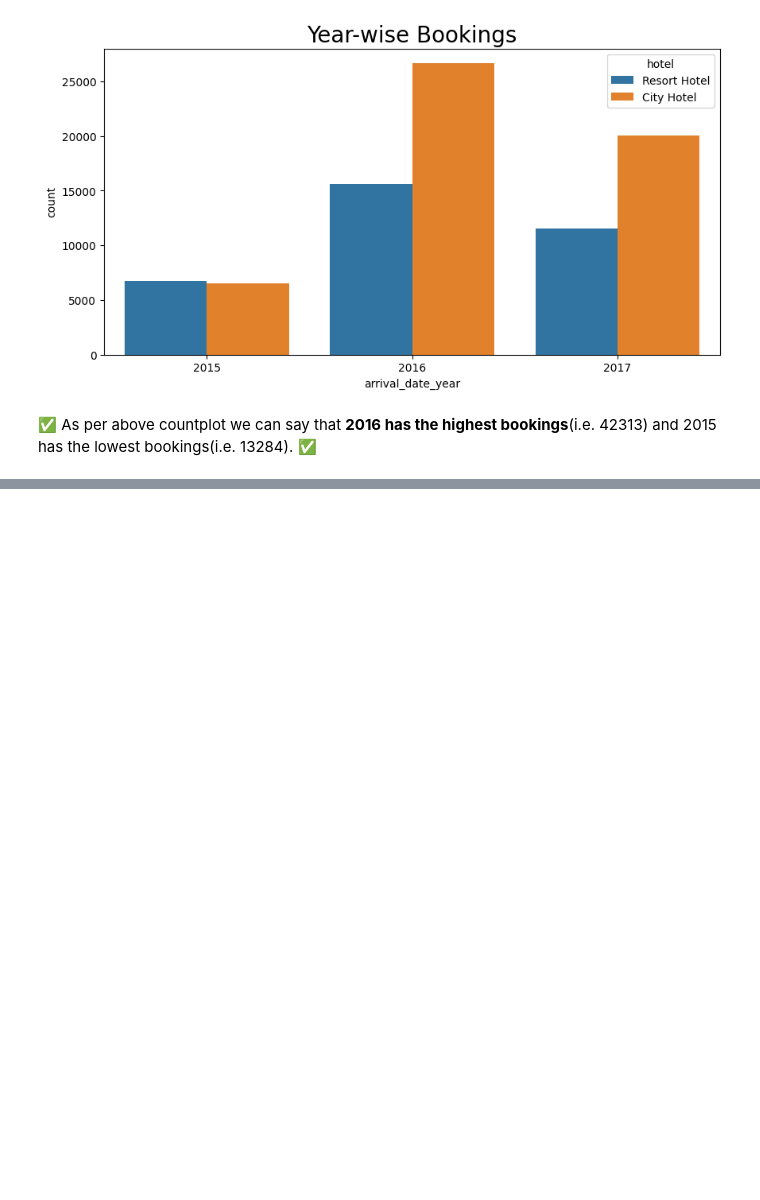
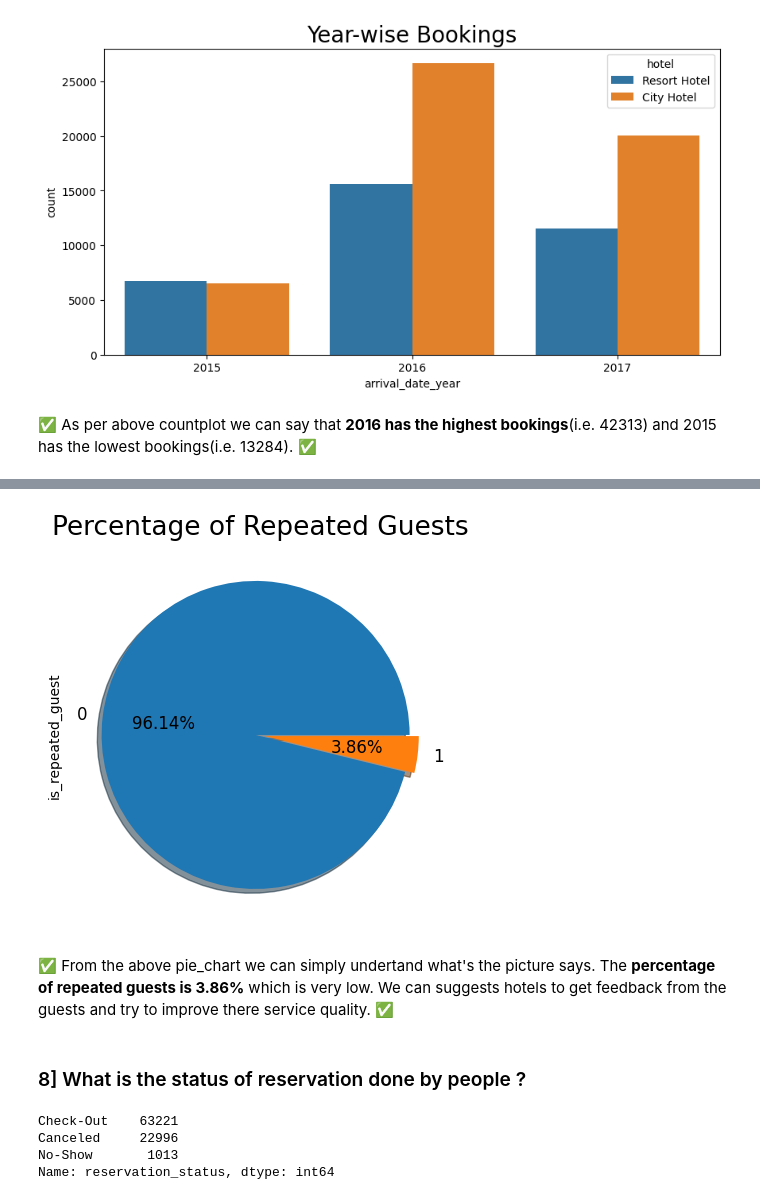
Before and after one commit to ish-war/Hotel-Booking-Analysis, a Jupyter notebook: Hotel_Booking_Analysis.ipynb, the cells around one changed output, grey strips where cells are left out. Drawn from its saved outputs; the diff is of its cells as text; code cells hidden in the pictures; blank space fills up the shorter version.

```diff
--- a/Hotel_Booking_Analysis.ipynb
+++ b/Hotel_Booking_Analysis.ipynb
@@ -467,0 +502,19 @@ Text(0.5, 1.0, 'Year-wise Bookings')
+# %%
+repeated_guest.plot.pie(explode = [0.03,0.03], autopct = '%1.2f%%', shadow = True, fontsize = 12)
+plt.title('Percentage of Repeated Guests', fontsize = 19)
+plt.show()
+# %% [output]
+[figure, added]
+# %% [markdown]
+✅ From the above pie_chart we can simply undertand what's the picture says. The **percentage of repeated guests is 3.86%** which is very low.
+We can suggests hotels to get feedback from the guests and try to improve there service quality. ✅
+# %% [markdown]
+### 8] What is the status of reservation done by people ?
+# %%
+reservation_types = df1['reservation_status'].value_counts()
+reservation_types
+# %% [output]
+Check-Out    63221
+Canceled     22996
+No-Show       1013
+Name: reservation_status, dtype: int64
```
Also changed, not shown: parts of 12 cells of this notebook.
